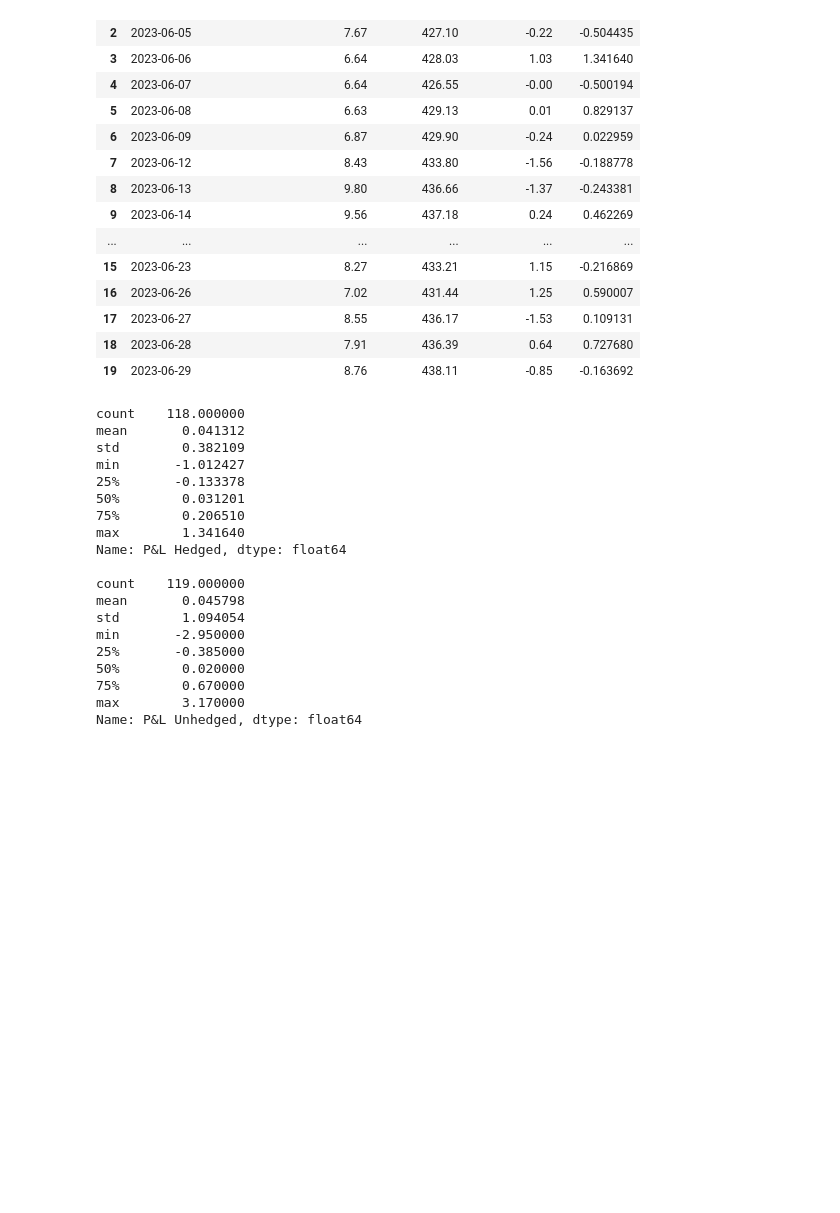
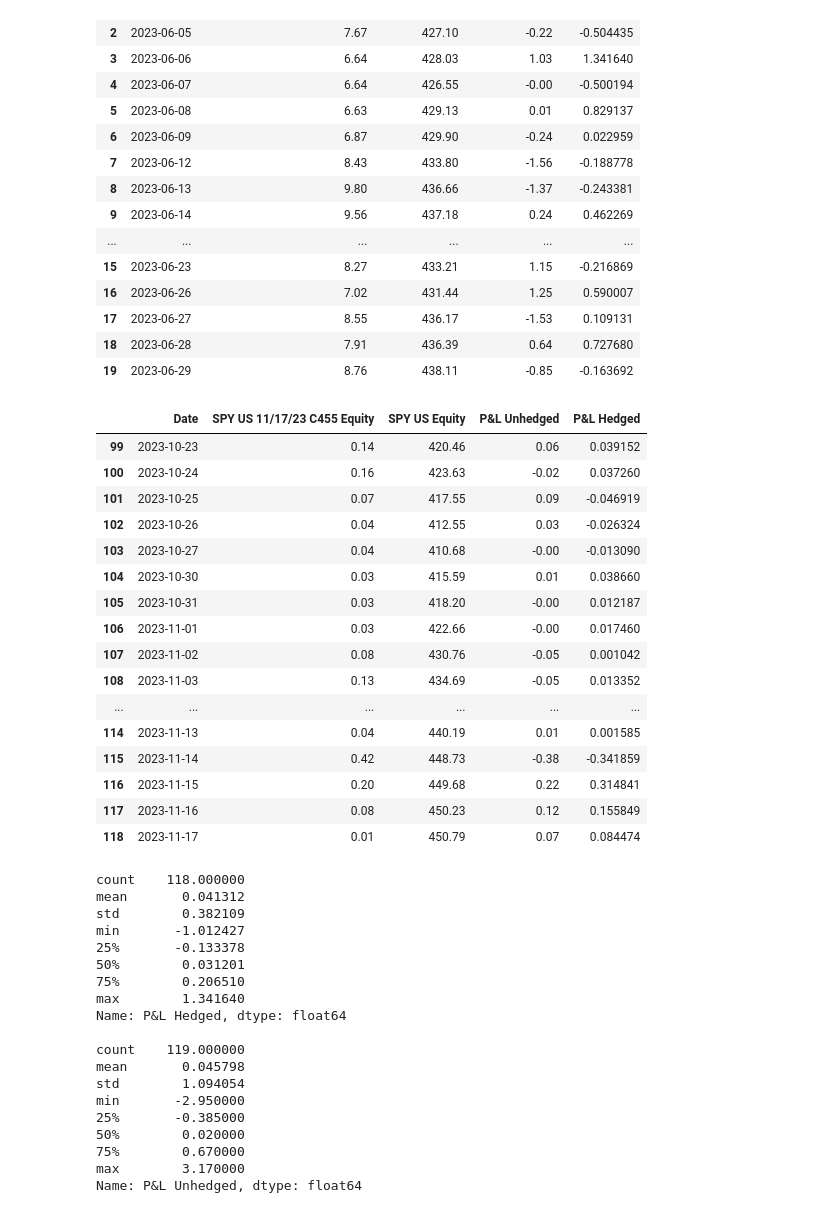
Before and after one commit to drewcarranti/binom_opt_pricing, a Jupyter notebook: FE 620 Final Project_Call.ipynb, the cells around one changed output. Drawn from its saved outputs; the diff is of its cells as text; code cells hidden in the pictures; blank space fills up the shorter version.

```diff
--- a/FE 620 Final Project_Call.ipynb
+++ b/FE 620 Final Project_Call.ipynb
@@ -1,6 +1,7 @@
 # %%
 import pandas as pd
 import numpy as np
-df = pd.read_excel("spy_options.xlsx")
+import matplotlib.pyplot as plt
+df = pd.read_excel("spy_options_6M_call.xlsx")
 df
 # %% [output]
@@ -19,4 +20 @@ df
 119 rows × 13 columns
-# %%
-df = pd.read_excel("spy_options_6M.xlsx")
-df
@@ -232,6 +216,26 @@ df[['Date','SPY US 11/17/23 C455 Equity','SPY US Equity','P&L Unhedged','P&L Hed
 | 17 | 2023-06-27 | 8.55 | 436.17 | -1.53 | 0.109131 |
 | 18 | 2023-06-28 | 7.91 | 436.39 | 0.64 | 0.727680 |
 | 19 | 2023-06-29 | 8.76 | 438.11 | -0.85 | -0.163692 |
+# %%
+df[['Date','SPY US 11/17/23 C455 Equity','SPY US Equity','P&L Unhedged','P&L Hedged']].tail(20)
+# %% [output]
+|  | Date | SPY US 11/17/23 C455 Equity | SPY US Equity | P&L Unhedged | P&L Hedged |
+| 99 | 2023-10-23 | 0.14 | 420.46 | 0.06 | 0.039152 |
+| 100 | 2023-10-24 | 0.16 | 423.63 | -0.02 | 0.037260 |
+| 101 | 2023-10-25 | 0.07 | 417.55 | 0.09 | -0.046919 |
+| 102 | 2023-10-26 | 0.04 | 412.55 | 0.03 | -0.026324 |
+| 103 | 2023-10-27 | 0.04 | 410.68 | -0.00 | -0.013090 |
+| 104 | 2023-10-30 | 0.03 | 415.59 | 0.01 | 0.038660 |
+| 105 | 2023-10-31 | 0.03 | 418.20 | -0.00 | 0.012187 |
+| 106 | 2023-11-01 | 0.03 | 422.66 | -0.00 | 0.017460 |
+| 107 | 2023-11-02 | 0.08 | 430.76 | -0.05 | 0.001042 |
+| 108 | 2023-11-03 | 0.13 | 434.69 | -0.05 | 0.013352 |
+| ... | ... | ... | ... | ... | ... |
+| 114 | 2023-11-13 | 0.04 | 440.19 | 0.01 | 0.001585 |
+| 115 | 2023-11-14 | 0.42 | 448.73 | -0.38 | -0.341859 |
+| 116 | 2023-11-15 | 0.20 | 449.68 | 0.22 | 0.314841 |
+| 117 | 2023-11-16 | 0.08 | 450.23 | 0.12 | 0.155849 |
+| 118 | 2023-11-17 | 0.01 | 450.79 | 0.07 | 0.084474 |
 # %%
 print(df['P&L Hedged'].describe())
 print()
```
Also changed, not shown: parts of 8 cells of this notebook, 4 other files.
